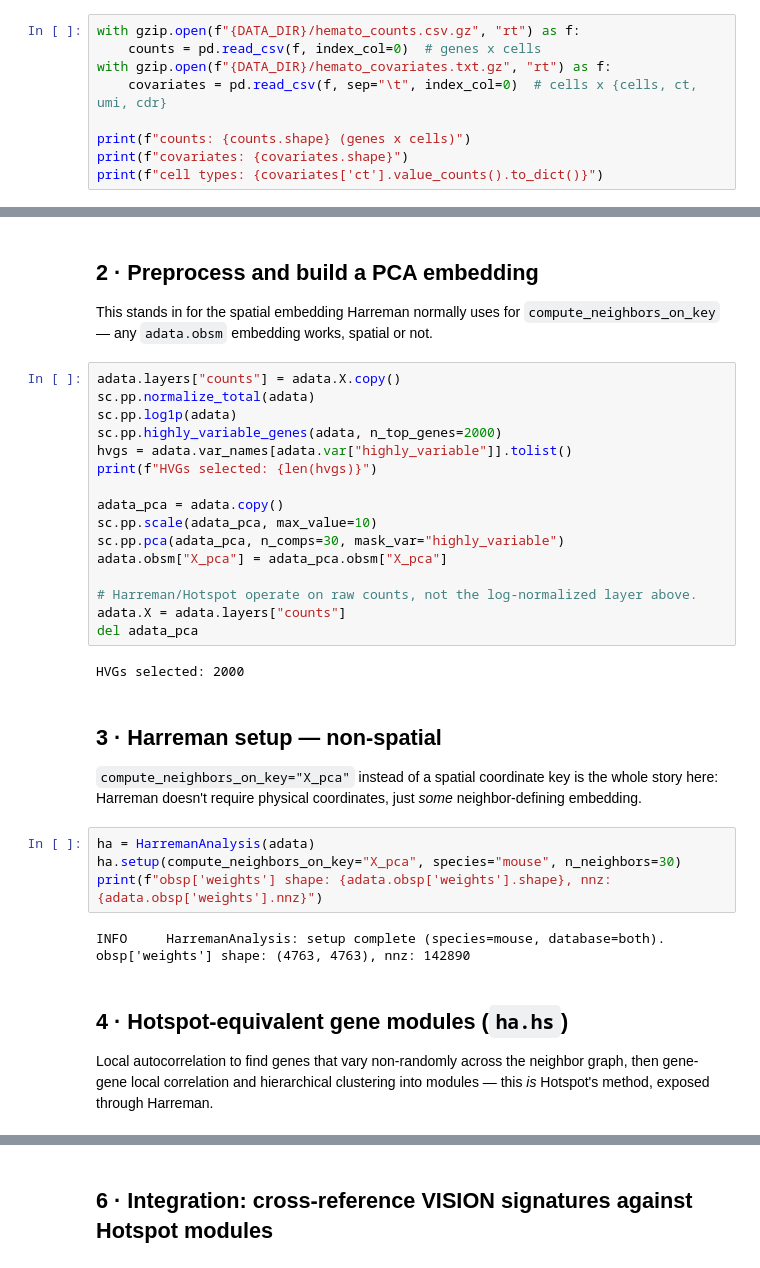
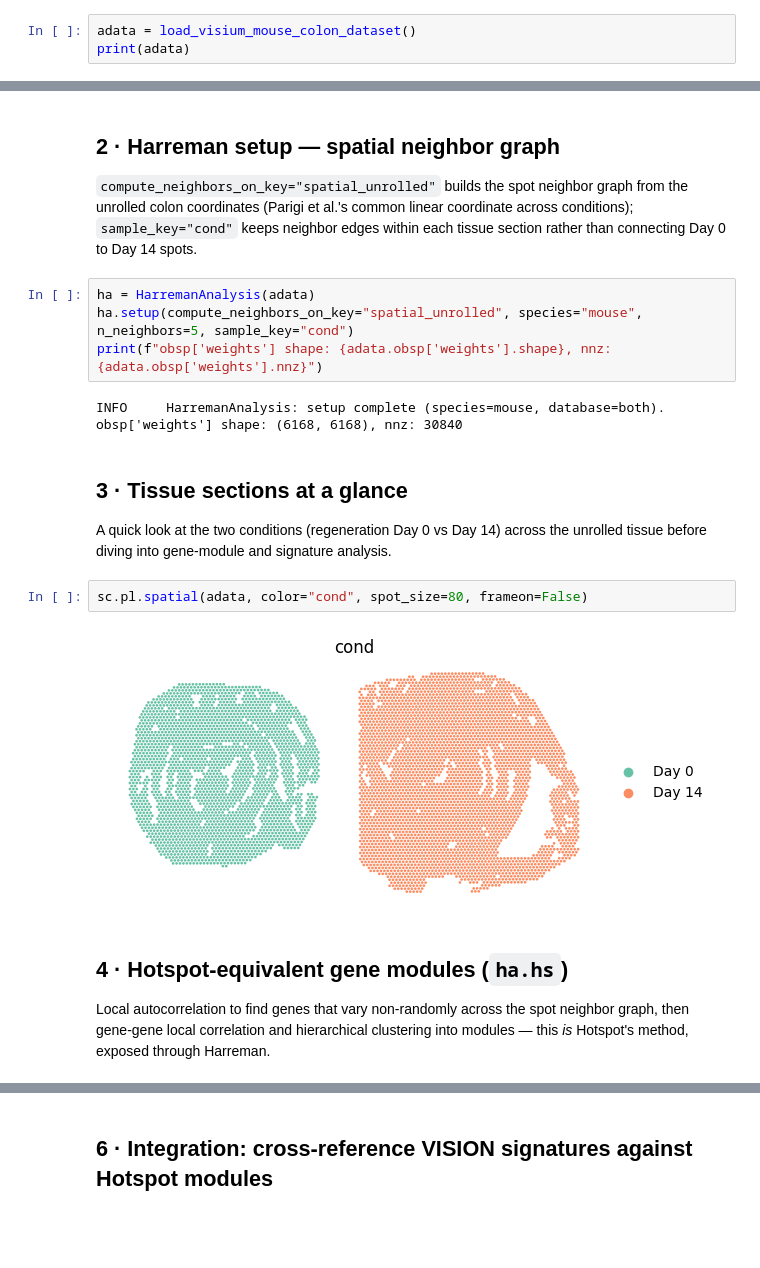
Before and after one commit to YosefLab/spatialvi-tools, a Jupyter notebook: docs/tutorials/Harreman_Vision_singlecell_tutorial.ipynb, the cells around one changed output, grey strips where cells are left out. Drawn from its saved outputs; the diff is of its cells as text; blank space fills up the shorter version.

```diff
--- a/docs/tutorials/Harreman_Vision_singlecell_tutorial.ipynb
+++ b/docs/tutorials/Harreman_Vision_singlecell_tutorial.ipynb
@@ -56,10 +52,4 @@ Imports OK
 # %%
-with gzip.open(f"{DATA_DIR}/hemato_counts.csv.gz", "rt") as f:
-    counts = pd.read_csv(f, index_col=0)  # genes x cells
-with gzip.open(f"{DATA_DIR}/hemato_covariates.txt.gz", "rt") as f:
-    covariates = pd.read_csv(f, sep="\t", index_col=0)  # cells x {cells, ct, umi, cdr}
-
-print(f"counts: {counts.shape} (genes x cells)")
-print(f"covariates: {covariates.shape}")
-print(f"cell types: {covariates['ct'].value_counts().to_dict()}")
+adata = load_visium_mouse_colon_dataset()
+print(adata)
 # %% [output]
@@ -91,43 +93,30 @@ AnnData object with n_obs × n_vars = 4763 × 28205
 # %% [markdown]
-## 2 · Preprocess and build a PCA embedding
+## 2 · Harreman setup — spatial neighbor graph
 
-This stands in for the spatial embedding Harreman normally uses for
-`compute_neighbors_on_key` — any `adata.obsm` embedding works, spatial or not.
+`compute_neighbors_on_key="spatial_unrolled"` builds the spot neighbor graph
+from the unrolled colon coordinates (Parigi et al.'s common linear coordinate
+across conditions); `sample_key="cond"` keeps neighbor edges within each
+tissue section rather than connecting Day 0 to Day 14 spots.
 # %%
-adata.layers["counts"] = adata.X.copy()
-sc.pp.normalize_total(adata)
-sc.pp.log1p(adata)
-sc.pp.highly_variable_genes(adata, n_top_genes=2000)
-hvgs = adata.var_names[adata.var["highly_variable"]].tolist()
-print(f"HVGs selected: {len(hvgs)}")
-
-adata_pca = adata.copy()
-sc.pp.scale(adata_pca, max_value=10)
-sc.pp.pca(adata_pca, n_comps=30, mask_var="highly_variable")
-adata.obsm["X_pca"] = adata_pca.obsm["X_pca"]
-
-# Harreman/Hotspot operate on raw counts, not the log-normalized layer above.
-adata.X = adata.layers["counts"]
-del adata_pca
+ha = HarremanAnalysis(adata)
+ha.setup(compute_neighbors_on_key="spatial_unrolled", species="mouse", n_neighbors=5, sample_key="cond")
+print(f"obsp['weights'] shape: {adata.obsp['weights'].shape}, nnz: {adata.obsp['weights'].nnz}")
 # %% [output]
-HVGs selected: 2000
+INFO     HarremanAnalysis: setup complete (species=mouse, database=both).
+obsp['weights'] shape: (6168, 6168), nnz: 30840
 # %% [markdown]
-## 3 · Harreman setup — non-spatial
+## 3 · Tissue sections at a glance
 
-`compute_neighbors_on_key="X_pca"` instead of a spatial coordinate key is the
-whole story here: Harreman doesn't require physical coordinates, just *some*
-neighbor-defining embedding.
+A quick look at the two conditions (regeneration Day 0 vs Day 14) across the
+unrolled tissue before diving into gene-module and signature analysis.
 # %%
-ha = HarremanAnalysis(adata)
-ha.setup(compute_neighbors_on_key="X_pca", species="mouse", n_neighbors=30)
-print(f"obsp['weights'] shape: {adata.obsp['weights'].shape}, nnz: {adata.obsp['weights'].nnz}")
+sc.pl.spatial(adata, color="cond", spot_size=80, frameon=False)
 # %% [output]
-INFO     HarremanAnalysis: setup complete (species=mouse, database=both).
-obsp['weights'] shape: (4763, 4763), nnz: 142890
+[figure, added]
 # %% [markdown]
 ## 4 · Hotspot-equivalent gene modules (`ha.hs`)
 
-Local autocorrelation to find genes that vary non-randomly across the
+Local autocorrelation to find genes that vary non-randomly across the spot
 neighbor graph, then gene-gene local correlation and hierarchical clustering
 into modules — this *is* Hotspot's method, exposed through Harreman.
 # %%
```
Also changed, not shown: parts of 13 cells of this notebook, 3 other files.
